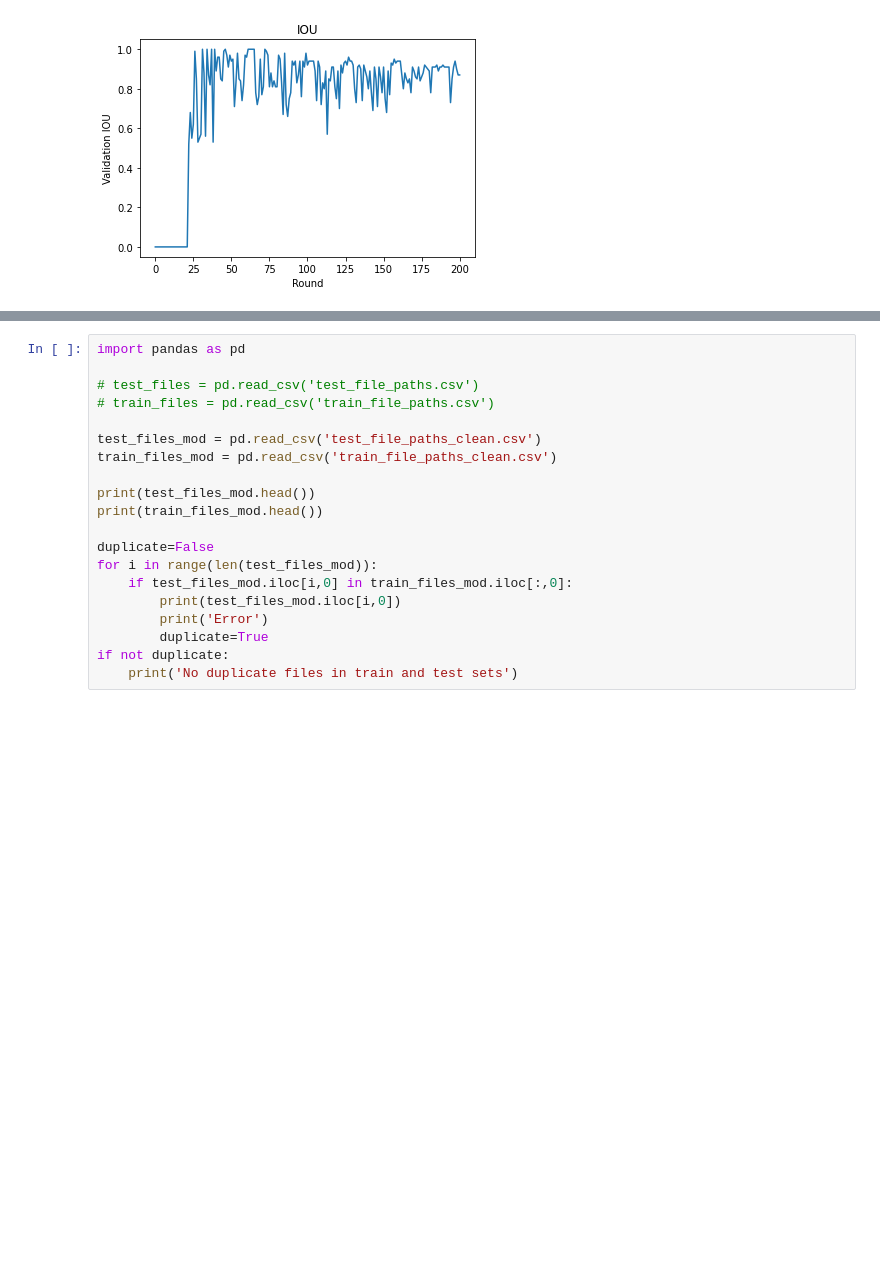
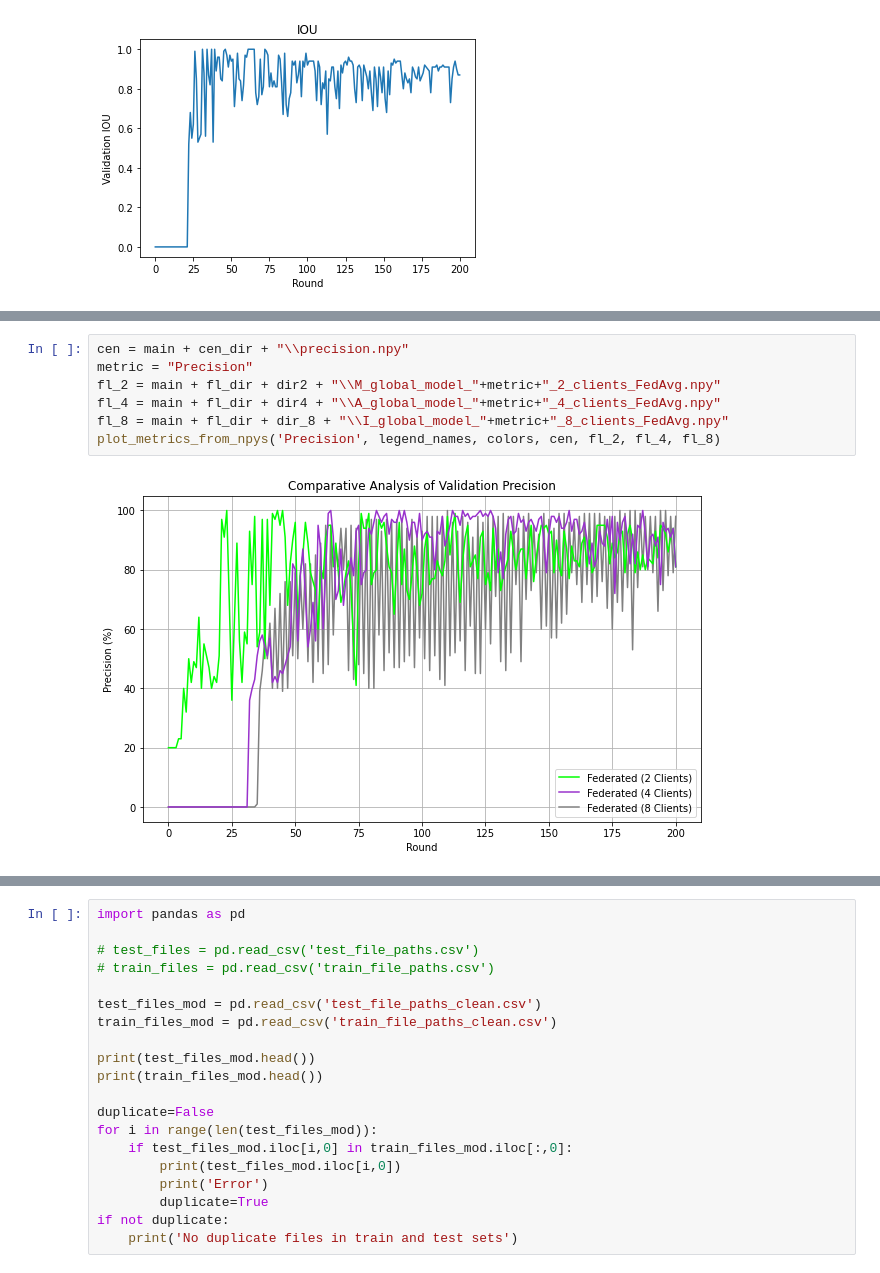
Before and after one commit to jeremyscodes/Training-a-U-Net-Model-for-Brain-Tumour-Segmentation-Using-Federated-Learning, a Jupyter notebook: Flower_New_Adapted_Flwr_1_5/final_plots_generator.ipynb, the cells around one changed output, grey strips where cells are left out. Saved outputs shown, nothing was run; the diff lists cells and outputs as text; blank space fills up the shorter version.

```diff
--- a/Flower_New_Adapted_Flwr_1_5/final_plots_generator.ipynb
+++ b/Flower_New_Adapted_Flwr_1_5/final_plots_generator.ipynb
@@ -62,0 +126,9 @@ plot_metric_from_npy(central_loss_path, 2, "Loss")
+# %%
+cen = main + cen_dir + "\\precision.npy"
+metric = "Precision"
+fl_2 = main + fl_dir + dir2 + "\\M_global_model_"+metric+"_2_clients_FedAvg.npy"
+fl_4 = main + fl_dir + dir4 + "\\A_global_model_"+metric+"_4_clients_FedAvg.npy"
+fl_8 = main + fl_dir + dir_8 + "\\I_global_model_"+metric+"_8_clients_FedAvg.npy"
+plot_metrics_from_npys('Precision', legend_names, colors, cen, fl_2, fl_4, fl_8)
+# %% [output]
+[figure, added]
```
Also changed, not shown: parts of 18 cells of this notebook, 31 other files.
